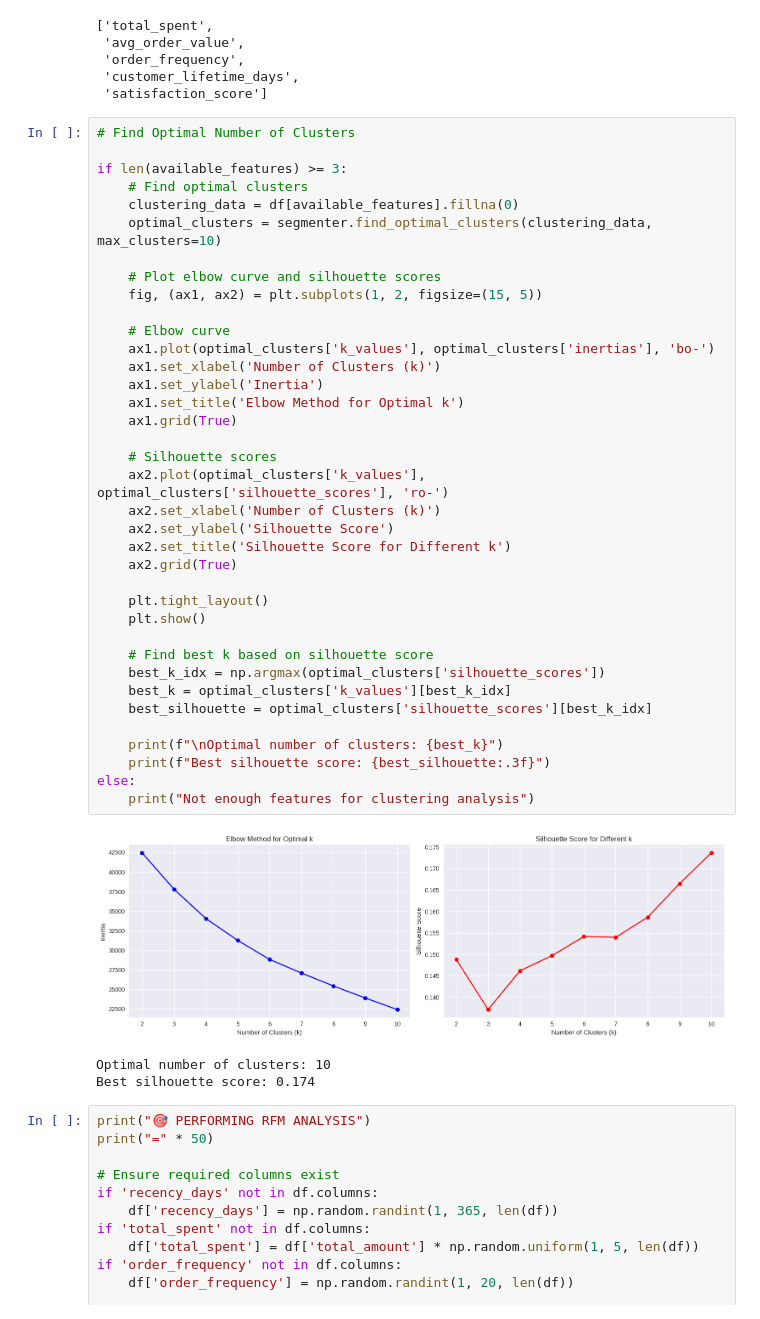
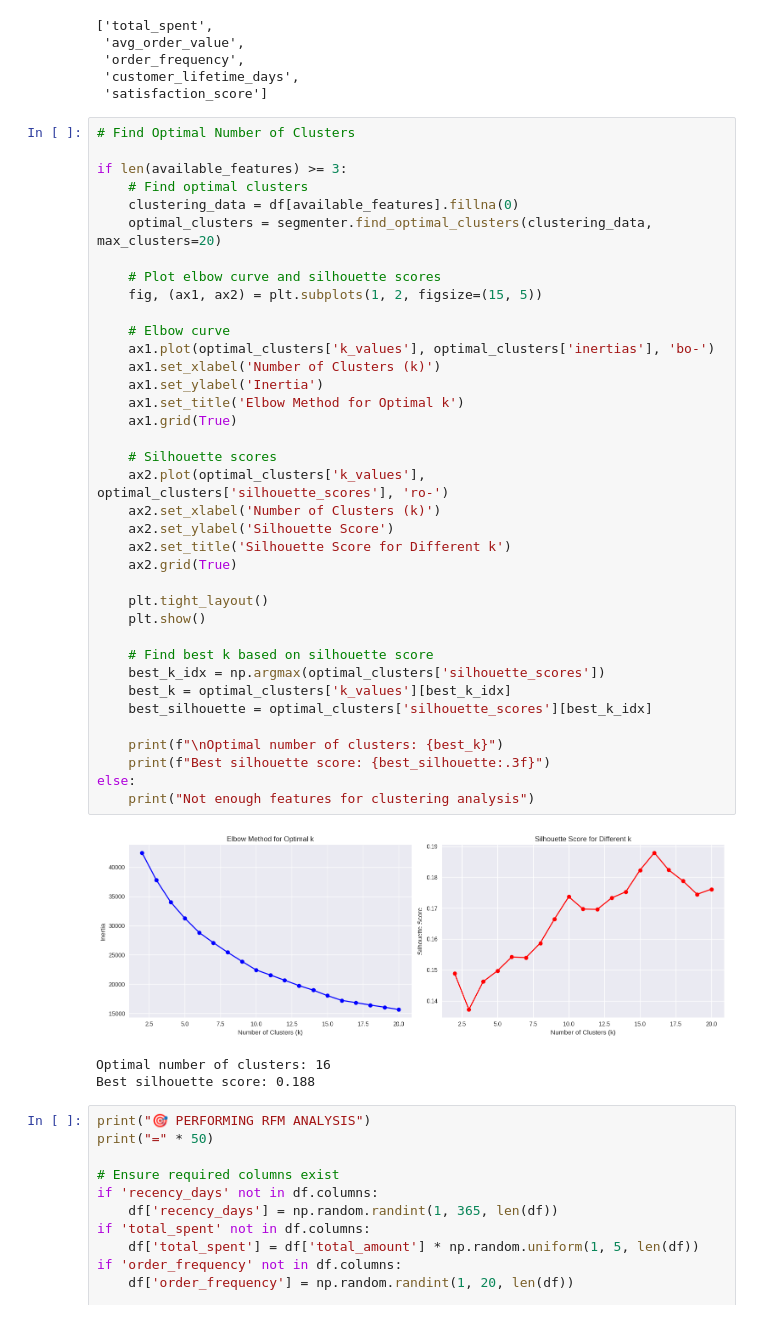
Before and after one commit to MatiasSiles/Sales-Optimization, a Jupyter notebook: model_training_testing.ipynb, the cells around one changed output. Saved outputs shown, nothing was run; the diff lists cells and outputs as text.

```diff
--- a/model_training_testing.ipynb
+++ b/model_training_testing.ipynb
@@ -373,41 +426,41 @@ available_features
 if len(available_features) >= 3:
     # Find optimal clusters
     clustering_data = df[available_features].fillna(0)
-    optimal_clusters = segmenter.find_optimal_clusters(clustering_data, max_clusters=10)
+    optimal_clusters = segmenter.find_optimal_clusters(clustering_data, max_clusters=20)
 
     # Plot elbow curve and silhouette scores
     fig, (ax1, ax2) = plt.subplots(1, 2, figsize=(15, 5))
 
     # Elbow curve
     ax1.plot(optimal_clusters['k_values'], optimal_clusters['inertias'], 'bo-')
     ax1.set_xlabel('Number of Clusters (k)')
     ax1.set_ylabel('Inertia')
     ax1.set_title('Elbow Method for Optimal k')
     ax1.grid(True)
 
     # Silhouette scores
     ax2.plot(optimal_clusters['k_values'], optimal_clusters['silhouette_scores'], 'ro-')
     ax2.set_xlabel('Number of Clusters (k)')
     ax2.set_ylabel('Silhouette Score')
     ax2.set_title('Silhouette Score for Different k')
     ax2.grid(True)
 
     plt.tight_layout()
     plt.show()
 
     # Find best k based on silhouette score
     best_k_idx = np.argmax(optimal_clusters['silhouette_scores'])
     best_k = optimal_clusters['k_values'][best_k_idx]
     best_silhouette = optimal_clusters['silhouette_scores'][best_k_idx]
 
     print(f"\nOptimal number of clusters: {best_k}")
     print(f"Best silhouette score: {best_silhouette:.3f}")
 else:
     print("Not enough features for clustering analysis")
 # %% [output]
-[figure, old version]
+[figure, new version]
-Optimal number of clusters: 10
-Best silhouette score: 0.174
+Optimal number of clusters: 16
+Best silhouette score: 0.188
 # %%
 print("🎯 PERFORMING RFM ANALYSIS")
 print("=" * 50)
```
Also changed, not shown: parts of 10 cells of this notebook.
